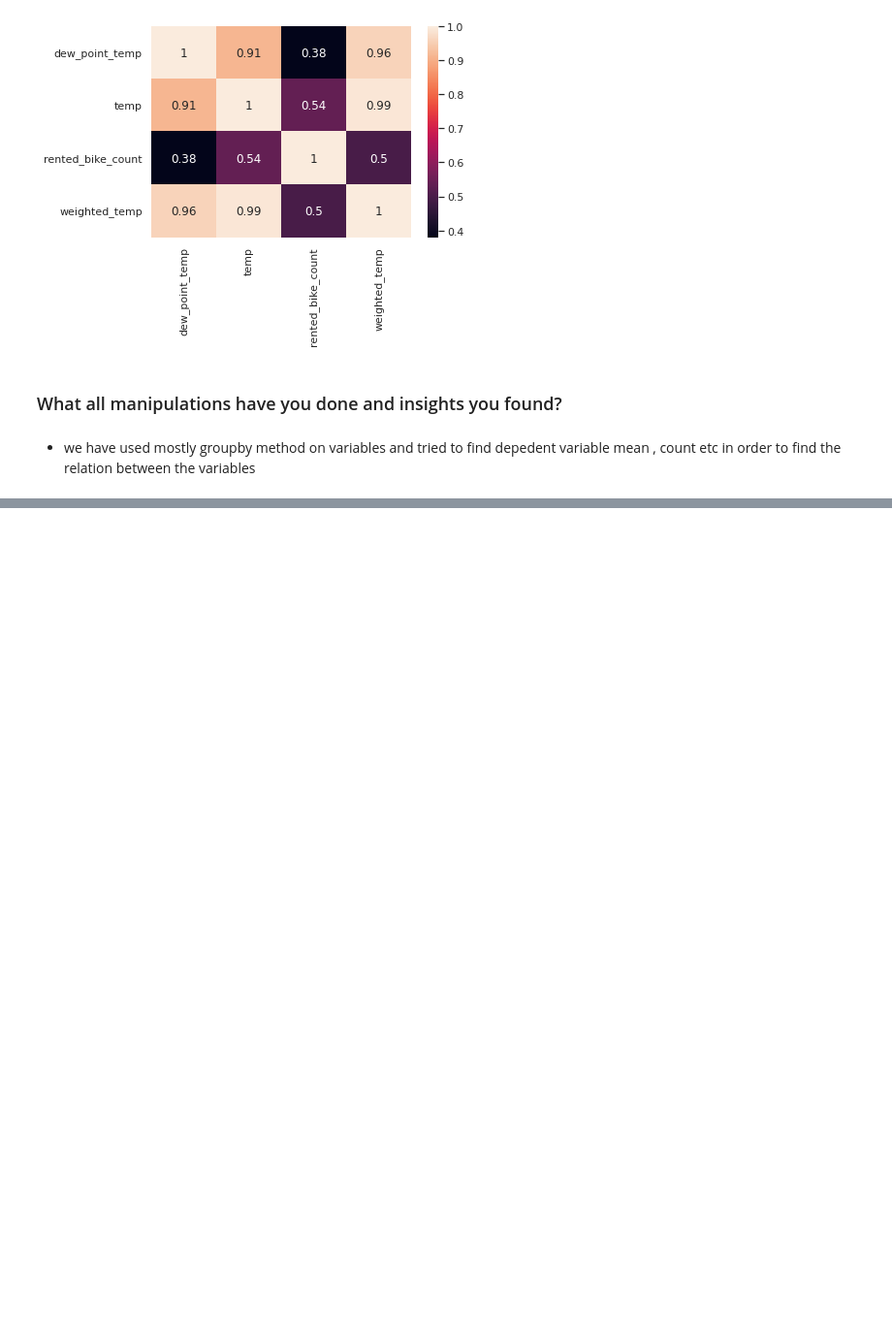
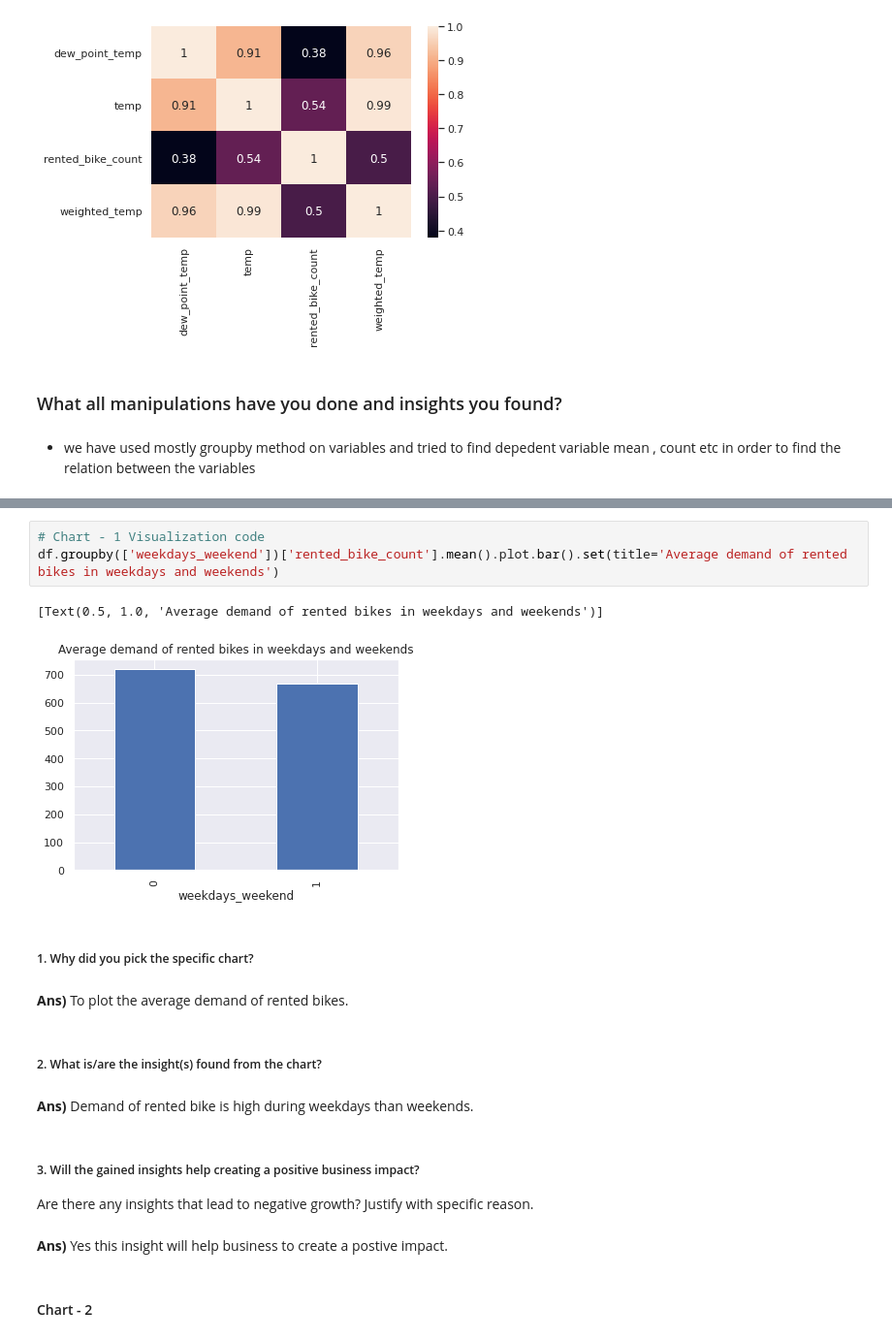
Before and after one commit to dil150898/Bike-Sharing-demand-prediction, a Jupyter notebook: dil_khush_Bike_Sharing_Demand_Prediction_Capstone_Project.ipynb, the cells around one changed output, grey strips where cells are left out. Shown: that part at 97% size. Drawn from its saved outputs; the diff is of its cells as text; blank space fills up the shorter version.

Commit message:
Chart & description

```diff
--- a/dil_khush_Bike_Sharing_Demand_Prediction_Capstone_Project.ipynb
+++ b/dil_khush_Bike_Sharing_Demand_Prediction_Capstone_Project.ipynb
@@ -449,0 +461,21 @@ sns.heatmap(df[['dew_point_temp','temp','rented_bike_count','weighted_temp']].co
+# %%
+# Chart - 1 Visualization code
+df.groupby(['weekdays_weekend'])['rented_bike_count'].mean().plot.bar().set(title='Average demand of rented bikes in weekdays and weekends')
+# %% [output]
+[Text(0.5, 1.0, 'Average demand of rented bikes in weekdays and weekends')]
+[figure, added]
+# %% [markdown]
+##### 1. Why did you pick the specific chart?
+# %% [markdown]
+**Ans)** To plot the average demand of rented bikes.
+# %% [markdown]
+##### 2. What is/are the insight(s) found from the chart?
+# %% [markdown]
+**Ans)** Demand of rented bike is high during weekdays than weekends.
+# %% [markdown]
+##### 3. Will the gained insights help creating a positive business impact?
+Are there any insights that lead to negative growth? Justify with specific reason.
+# %% [markdown]
+**Ans)** Yes this insight will help business to create a postive impact.
+# %% [markdown]
+#### Chart - 2
```
Also changed, not shown: parts of 46 cells of this notebook.
